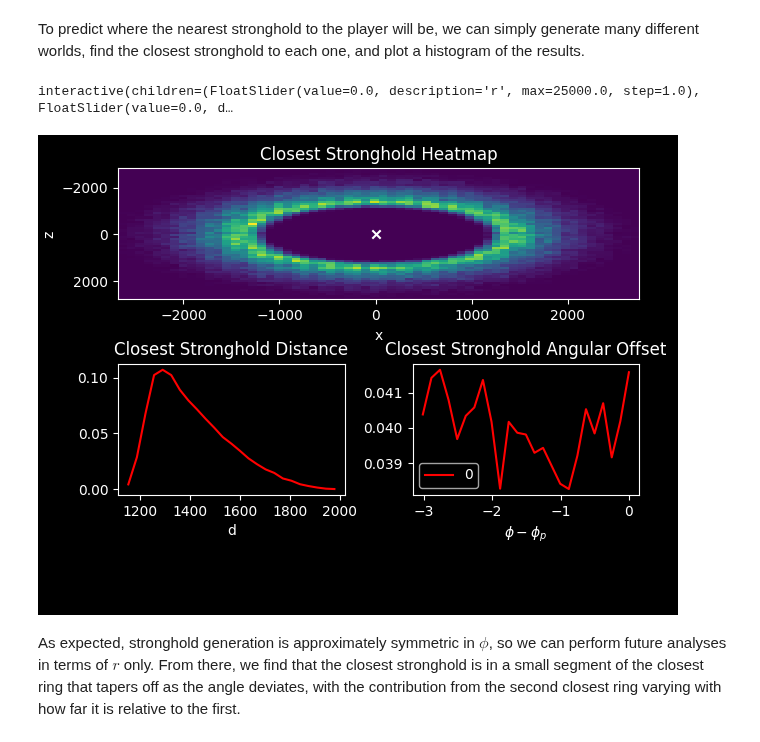
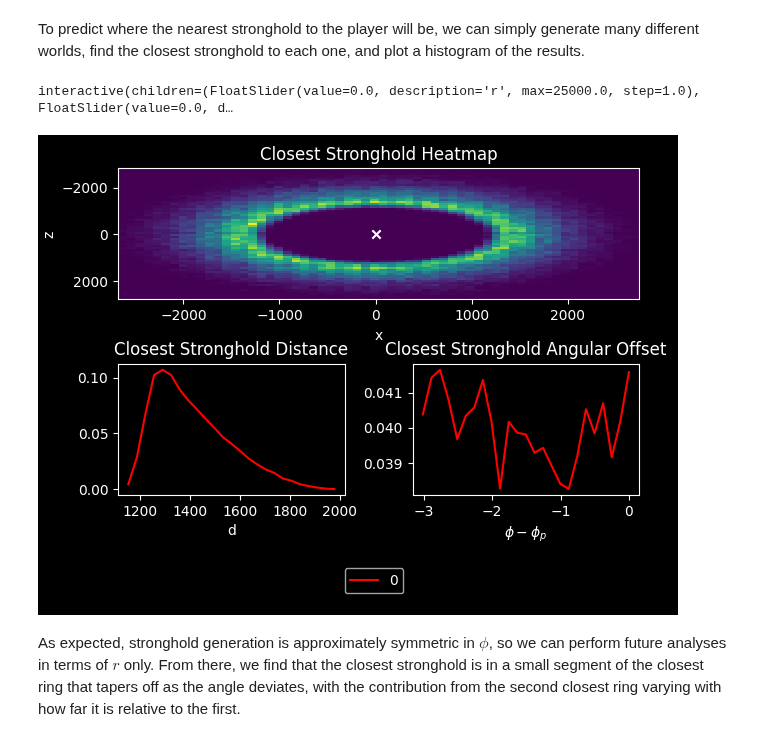
Before and after one commit to badooga/strongholds, a Jupyter notebook: 4. nearest.ipynb, the cells around one changed output. Cells and saved outputs as stored; diff of their text form; code cells hidden in the pictures.

Commit message:
move legend

```diff
--- a/4. nearest.ipynb
+++ b/4. nearest.ipynb
@@ -109,35 +109,35 @@ def update(r: float, phi: float) -> None:
     player = strongholds.polarpoint(r, phi)
     player_point.set_offsets(strongholds.math.to_xz(player))
 
     # update inputs
     closest_strongholds, rings, distances, angles = get_inputs(player)
 
     # redraw xz histogram
     hist_xz.remove()
     hist_xz = xz_histogram(closest_strongholds, ax[0])[-1]
 
     # update d and theta histograms
     kwargs = d_theta_histogram(distances, angles, rings)
     for n, (d_args, theta_args) in enumerate(kwargs):
         d_plot, theta_plot = hists_d[n], hists_theta[n]
         d_bins, hist_d, d_kwargs = d_args
         theta_bins, hist_theta, theta_kwargs = theta_args
 
         d_plot.set_data(d_bins, hist_d)
         d_plot.set_label(d_kwargs["label"])
 
         theta_plot.set_data(theta_bins, hist_theta)
         theta_plot.set_label(theta_kwargs["label"])
 
     # update view
     for ax_ in ax:
         ax_.relim()
         ax_.autoscale_view()
     mplt.flip_zaxis(ax[0])
-    ax[2].legend()
+    ax[1].legend(loc=(1, -0.75))
 # %% [output]
 interactive(children=(FloatSlider(value=0.0, description='r', max=25000.0, step=1.0), FloatSlider(value=0.0, d…
-[figure, old version]
+[figure, new version]
 # %% [markdown]
 As expected, stronghold generation is approximately symmetric in $\phi$, so we can perform future analyses in terms of $r$ only. From there, we find that the closest stronghold is in a small segment of the closest ring that tapers off as the angle deviates, with the contribution from the second closest ring varying with how far it is relative to the first.
 # %% [markdown]
```
